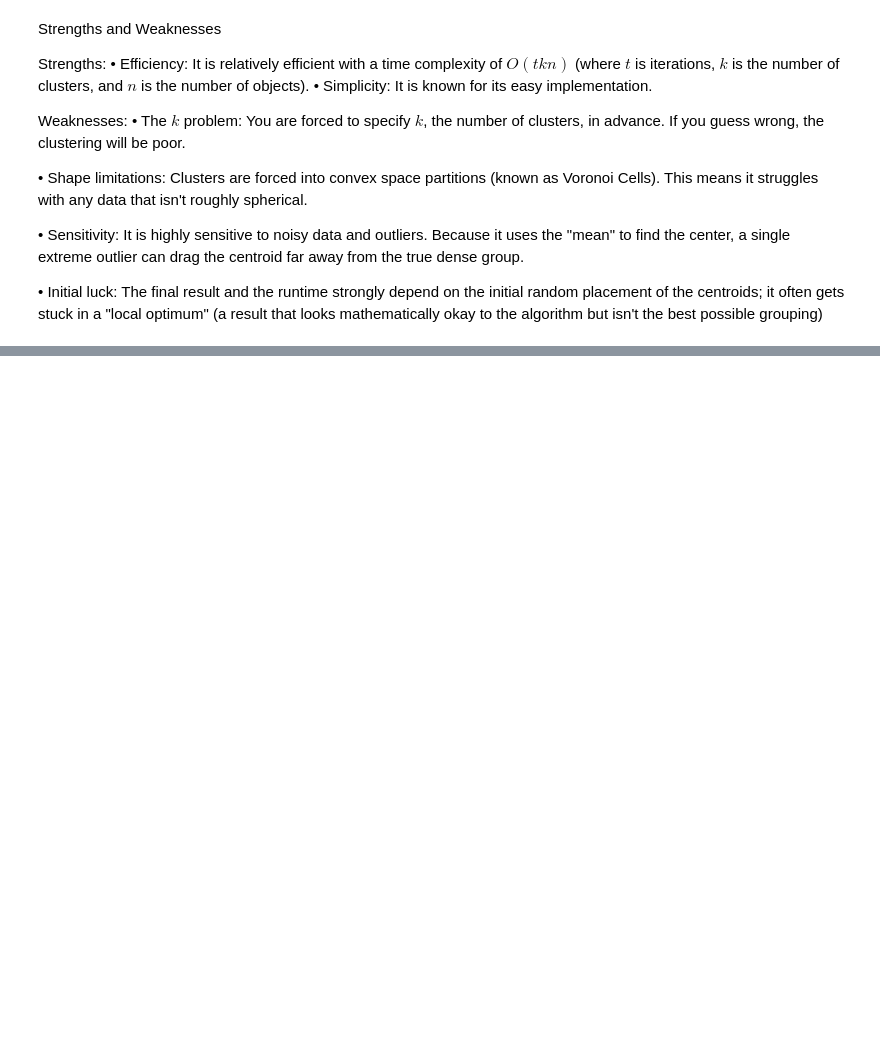
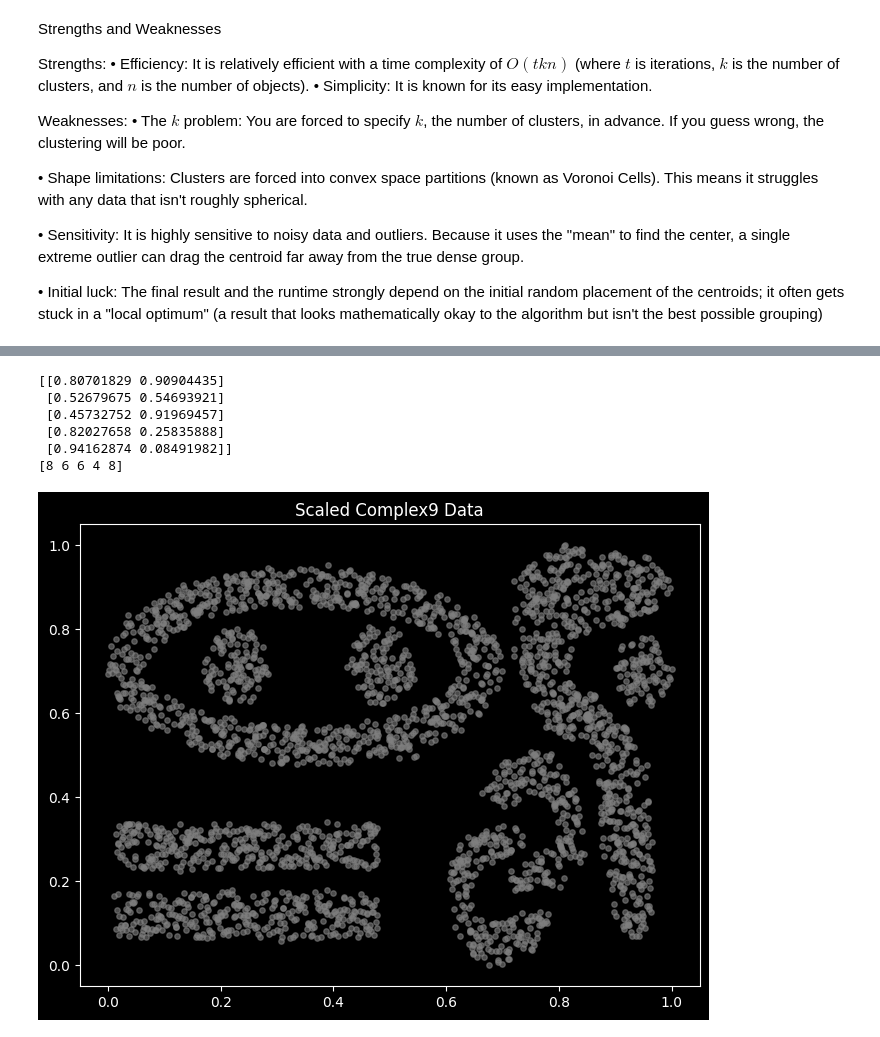
Before and after one commit to justfeelix/dstream-hajuj, a Jupyter notebook: playground.ipynb, the cells around one changed output, grey strips where cells are left out. Cells and saved outputs as stored; diff of their text form; code cells hidden in the pictures; blank space fills up the shorter version.

```diff
--- a/playground.ipynb
+++ b/playground.ipynb
@@ -136,0 +148,22 @@ run_interactive_kmeans(X, k=6, max_iters=25)
+# %%
+from sklearn.cluster import DBSCAN, KMeans
+
+# 1. Load the complex dataset
+X_complex, y_complex = datahandler.load_data("complex9")
+
+print(X_complex[0:5])
+print(y_complex[0:5])
+
+# Plot it quickly
+plt.figure(figsize=(8, 6))
+plt.scatter(X_complex[:, 0], X_complex[:, 1], s=15, c='gray', alpha=0.6)
+plt.title("Scaled Complex9 Data")
+plt.show()
+# %% [output]
+[[0.80701829 0.90904435]
+ [0.52679675 0.54693921]
+ [0.45732752 0.91969457]
+ [0.82027658 0.25835888]
+ [0.94162874 0.08491982]]
+[8 6 6 4 8]
+[figure, added]
```
Also changed, not shown: parts of 5 cells of this notebook.
